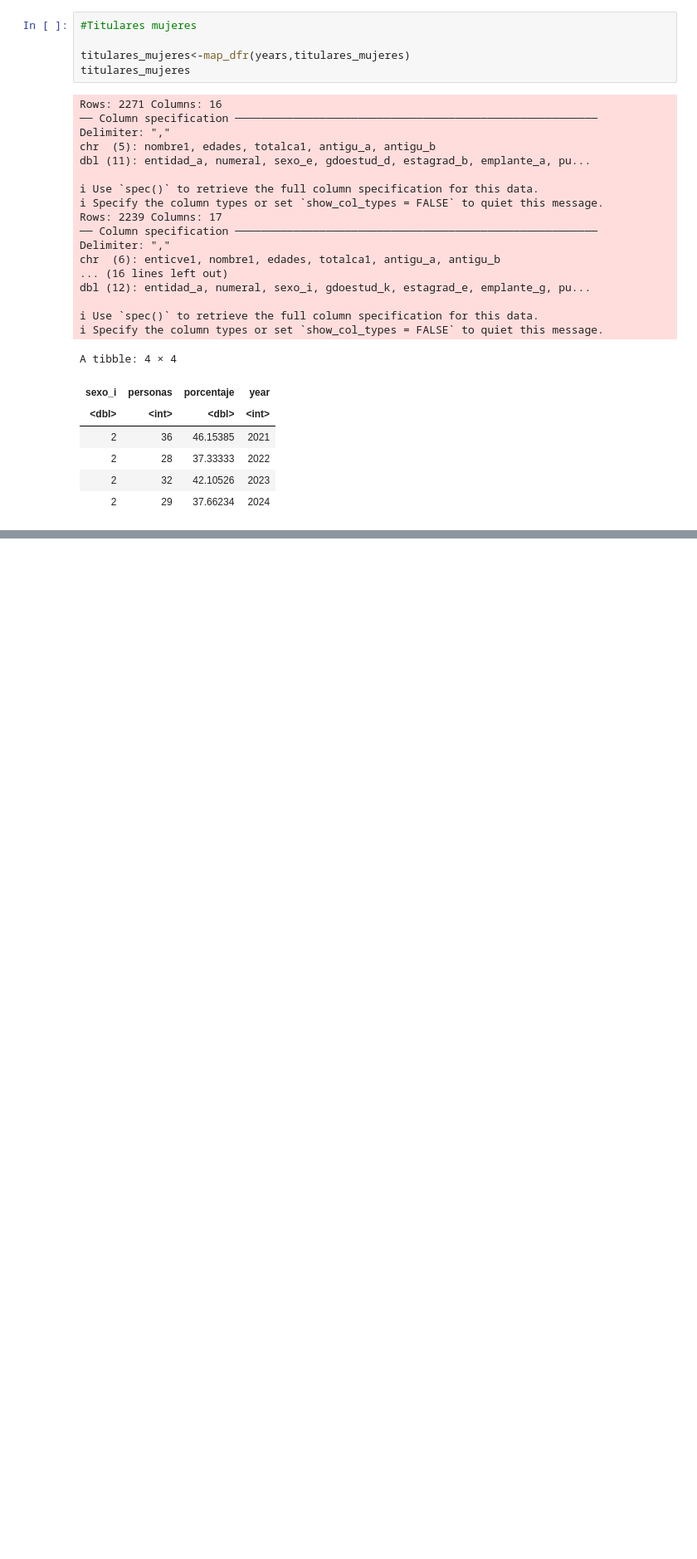
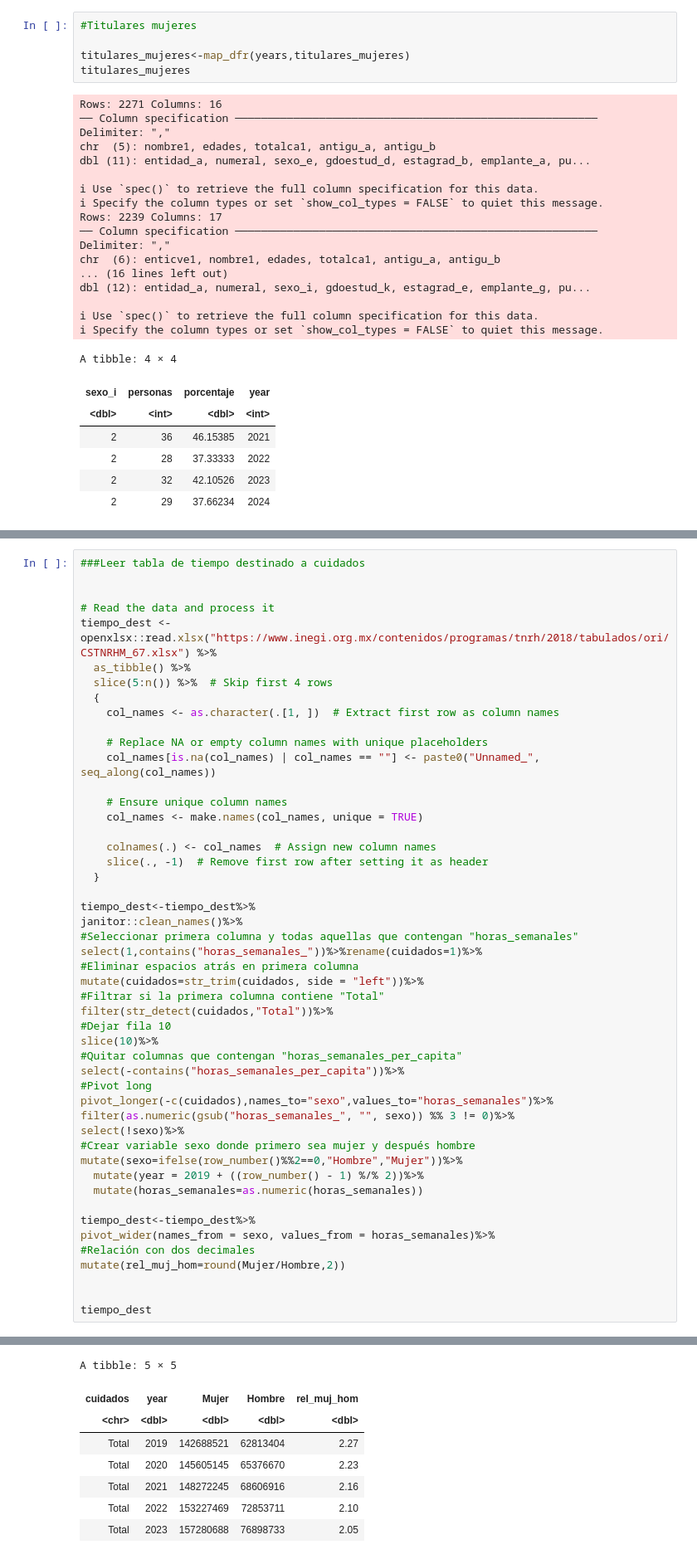
Before and after one commit to cpyp-ipdp/pgd_cdmx, a Jupyter notebook: indicadores/mujeres/indicadores_mujeres_pgd.ipynb, the cells around one changed output, grey strips where cells are left out. Shown at 83% size. Cells and saved outputs as stored; diff of their text form; blank space fills up the shorter version.

Commit message:
Se incorpora indicador de relaciónde tiempo destinado a cuidados no remunerados

```diff
--- a/indicadores/mujeres/indicadores_mujeres_pgd.ipynb
+++ b/indicadores/mujeres/indicadores_mujeres_pgd.ipynb
@@ -775,0 +792,50 @@ A tibble: 4 × 4
+# %%
+###Leer tabla de tiempo destinado a cuidados
+
+
+# Read the data and process it
+tiempo_dest <- openxlsx::read.xlsx("https://www.inegi.org.mx/contenidos/programas/tnrh/2018/tabulados/ori/CSTNRHM_67.xlsx") %>%
+  as_tibble() %>%
+  slice(5:n()) %>%  # Skip first 4 rows
+  {
+    col_names <- as.character(.[1, ])  # Extract first row as column names
+
+    # Replace NA or empty column names with unique placeholders
+    col_names[is.na(col_names) | col_names == ""] <- paste0("Unnamed_", seq_along(col_names))
+
+    # Ensure unique column names
+    col_names <- make.names(col_names, unique = TRUE)
+
+    colnames(.) <- col_names  # Assign new column names
+    slice(., -1)  # Remove first row after setting it as header
+  }
+
+tiempo_dest<-tiempo_dest%>%
+janitor::clean_names()%>%
+#Seleccionar primera columna y todas aquellas que contengan "horas_semanales"
+select(1,contains("horas_semanales_"))%>%rename(cuidados=1)%>%
+#Eliminar espacios atrás en primera columna
+mutate(cuidados=str_trim(cuidados, side = "left"))%>%
+#Filtrar si la primera columna contiene "Total"
+filter(str_detect(cuidados,"Total"))%>%
+#Dejar fila 10
+slice(10)%>%
+#Quitar columnas que contengan "horas_semanales_per_capita"
+select(-contains("horas_semanales_per_capita"))%>%
+#Pivot long
+pivot_longer(-c(cuidados),names_to="sexo",values_to="horas_semanales")%>%
+filter(as.numeric(gsub("horas_semanales_", "", sexo)) %% 3 != 0)%>%
+select(!sexo)%>%
+#Crear variable sexo donde primero sea mujer y después hombre
+mutate(sexo=ifelse(row_number()%%2==0,"Hombre","Mujer"))%>%
+  mutate(year = 2019 + ((row_number() - 1) %/% 2))%>%
+  mutate(horas_semanales=as.numeric(horas_semanales))
+
+tiempo_dest<-tiempo_dest%>%
+pivot_wider(names_from = sexo, values_from = horas_semanales)%>%
+#Relación con dos decimales
+mutate(rel_muj_hom=round(Mujer/Hombre,2))
+
+
+tiempo_dest
+# %% [output]
@@ -775,0 +844,8 @@ A tibble: 4 × 4
+A tibble: 5 × 5
+| cuidados | year | Mujer | Hombre | rel_muj_hom |
+| <chr> | <dbl> | <dbl> | <dbl> | <dbl> |
+| Total | 2019 | 142688521 | 62813404 | 2.27 |
+| Total | 2020 | 145605145 | 65376670 | 2.23 |
+| Total | 2021 | 148272245 | 68606916 | 2.16 |
+| Total | 2022 | 153227469 | 72853711 | 2.10 |
+| Total | 2023 | 157280688 | 76898733 | 2.05 |
```
Also changed, not shown: parts of 9 cells of this notebook.
